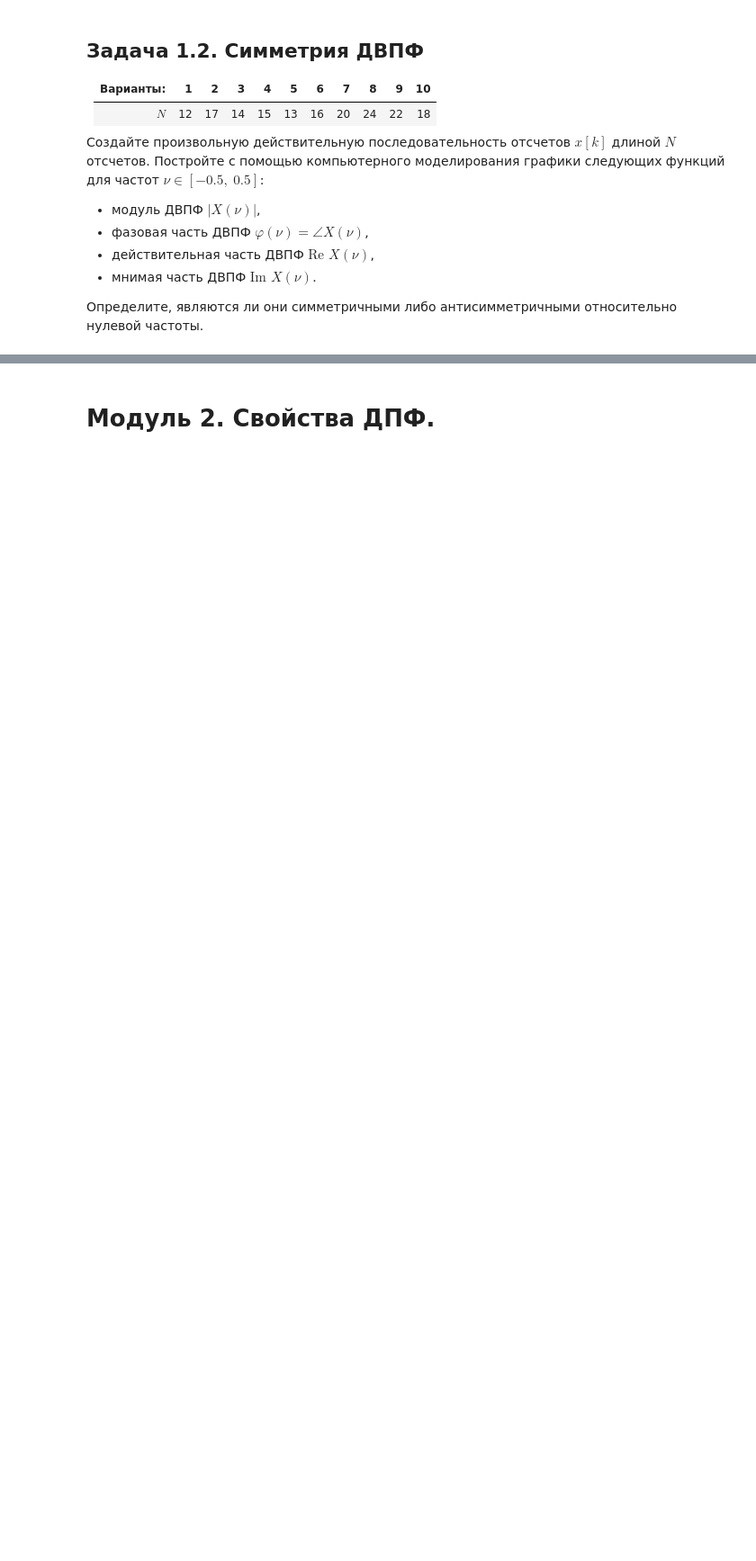
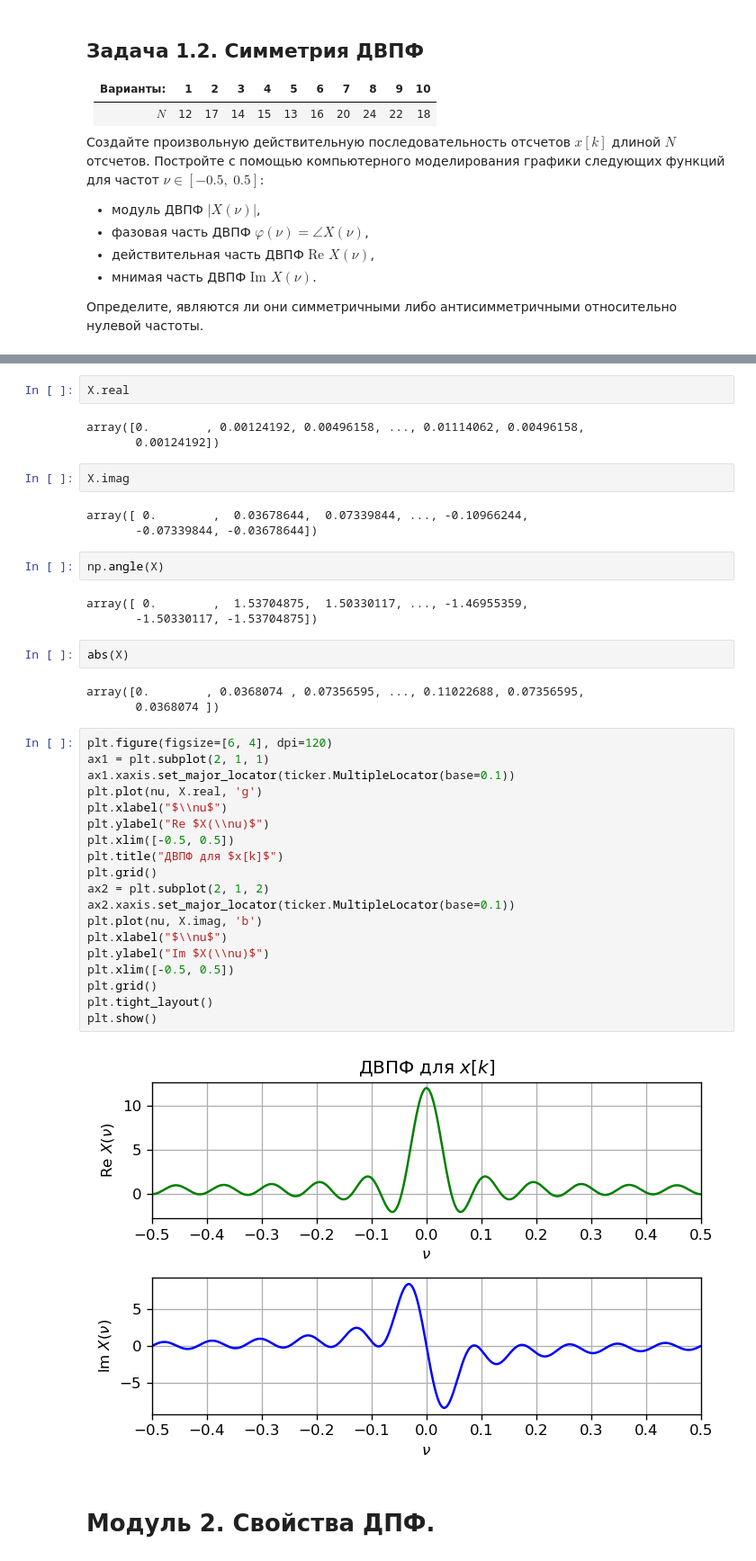
Before and after one commit to Kirill-Zaikin/Zaikin-KV, a Jupyter notebook: dsp_lab1.ipynb, the cells around one changed output, grey strips where cells are left out. Shown at 90% size. Cells and saved outputs as stored; diff of their text form; blank space fills up the shorter version.

```diff
--- a/dsp_lab1.ipynb
+++ b/dsp_lab1.ipynb
@@ -211,3 +359,44 @@ print("Вы были окончательно обмануты :3")
+# %%
+X.real
+# %% [output]
+array([0.        , 0.00124192, 0.00496158, ..., 0.01114062, 0.00496158,
+       0.00124192])
+# %%
+X.imag
+# %% [output]
+array([ 0.        ,  0.03678644,  0.07339844, ..., -0.10966244,
+       -0.07339844, -0.03678644])
+# %%
+np.angle(X)
+# %% [output]
+array([ 0.        ,  1.53704875,  1.50330117, ..., -1.46955359,
+       -1.50330117, -1.53704875])
+# %%
+abs(X)
+# %% [output]
+array([0.        , 0.0368074 , 0.07356595, ..., 0.11022688, 0.07356595,
+       0.0368074 ])
+# %%
+plt.figure(figsize=[6, 4], dpi=120)
+ax1 = plt.subplot(2, 1, 1)
+ax1.xaxis.set_major_locator(ticker.MultipleLocator(base=0.1))
+plt.plot(nu, X.real, 'g')
+plt.xlabel("$\\nu$")
+plt.ylabel("Re $X(\\nu)$")
+plt.xlim([-0.5, 0.5])
+plt.title("ДВПФ для $x[k]$")
+plt.grid()
+ax2 = plt.subplot(2, 1, 2)
+ax2.xaxis.set_major_locator(ticker.MultipleLocator(base=0.1))
+plt.plot(nu, X.imag, 'b')
+plt.xlabel("$\\nu$")
+plt.ylabel("Im $X(\\nu)$")
+plt.xlim([-0.5, 0.5])
+plt.grid()
+plt.tight_layout()
+plt.show()
+# %% [output]
+[figure, added]
 # %% [markdown]
 # Модуль 2. Свойства ДПФ.
 # %% [markdown]
```
Also changed, not shown: parts of 15 cells of this notebook.
